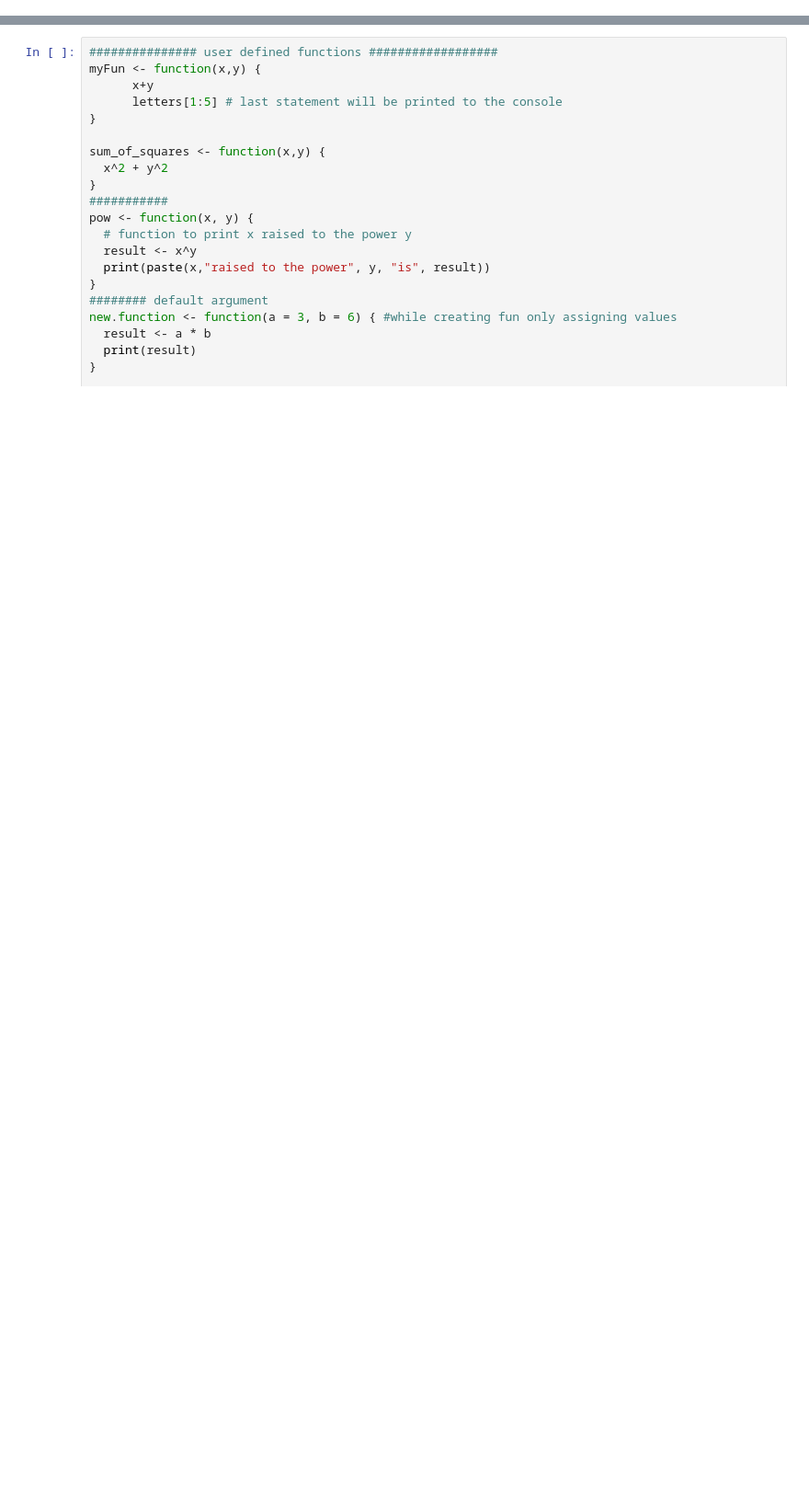
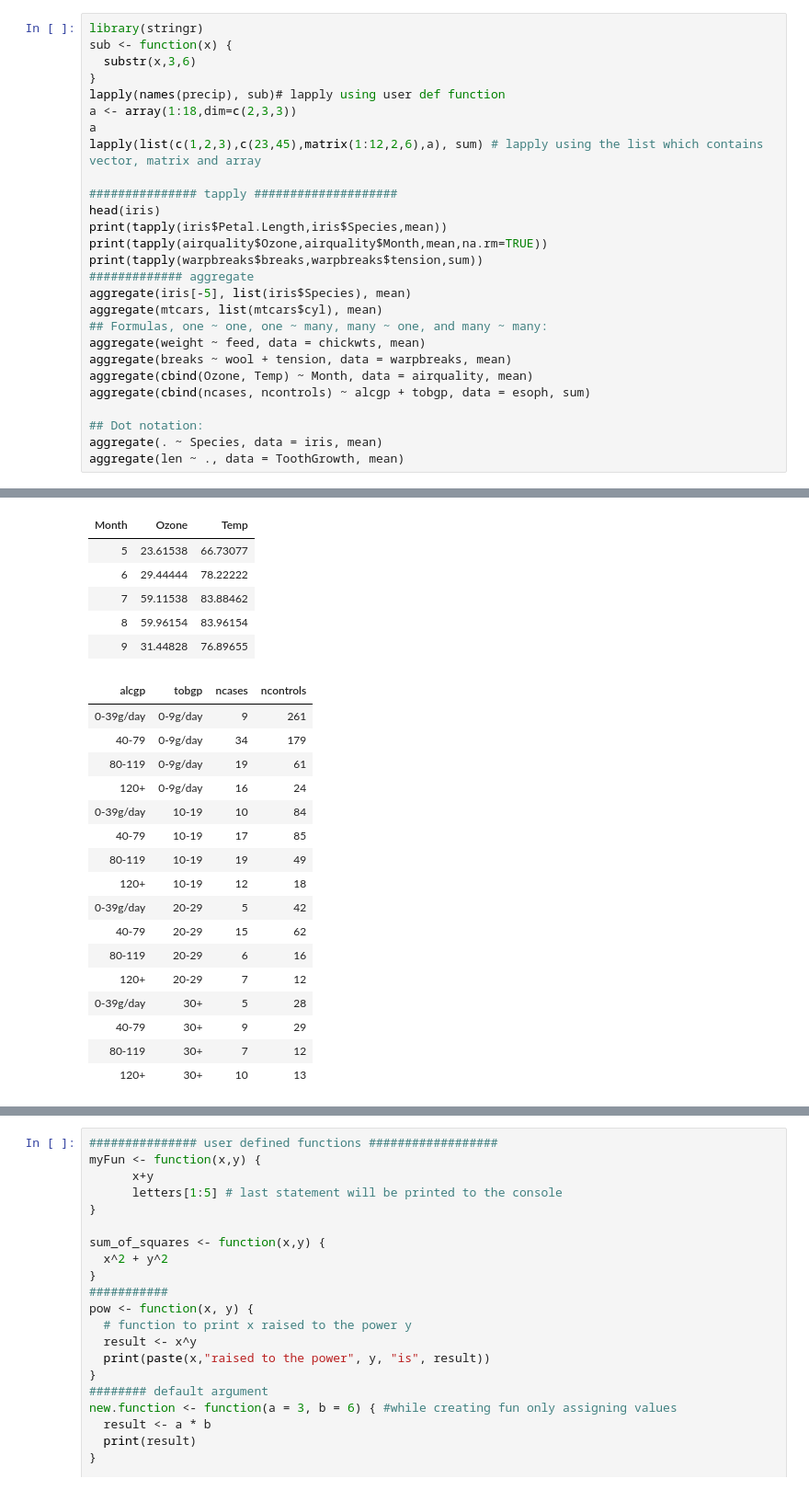
Before and after one commit to sumendar/AppliedStatsDSAIMLwithR-apr18, a Jupyter notebook: 03-FunctionsAndApplyFamily/script.ipynb, the cells around one changed output, grey strips where cells are left out. Shown: that part at 92% size. Cells and saved outputs as stored; diff of their text form; blank space fills up the shorter version.

```diff
--- a/03-FunctionsAndApplyFamily/script.ipynb
+++ b/03-FunctionsAndApplyFamily/script.ipynb
@@ -0,0 +1,28 @@
+# %%
+library(stringr)
+sub <- function(x) {
+  substr(x,3,6)
+}
+lapply(names(precip), sub)# lapply using user def function
+a <- array(1:18,dim=c(2,3,3))
+a
+lapply(list(c(1,2,3),c(23,45),matrix(1:12,2,6),a), sum) # lapply using the list which contains vector, matrix and array
+
+############### tapply ####################
+head(iris)
+print(tapply(iris$Petal.Length,iris$Species,mean))
+print(tapply(airquality$Ozone,airquality$Month,mean,na.rm=TRUE))
+print(tapply(warpbreaks$breaks,warpbreaks$tension,sum))
+############# aggregate
+aggregate(iris[-5], list(iris$Species), mean)
+aggregate(mtcars, list(mtcars$cyl), mean)
+## Formulas, one ~ one, one ~ many, many ~ one, and many ~ many:
+aggregate(weight ~ feed, data = chickwts, mean)
+aggregate(breaks ~ wool + tension, data = warpbreaks, mean)
+aggregate(cbind(Ozone, Temp) ~ Month, data = airquality, mean)
+aggregate(cbind(ncases, ncontrols) ~ alcgp + tobgp, data = esoph, sum)
+
+## Dot notation:
+aggregate(. ~ Species, data = iris, mean)
+aggregate(len ~ ., data = ToothGrowth, mean)
+# %% [output]
@@ -0,0 +109,23 @@
+| Month | Ozone | Temp |
+| 5 | 23.61538 | 66.73077 |
+| 6 | 29.44444 | 78.22222 |
+| 7 | 59.11538 | 83.88462 |
+| 8 | 59.96154 | 83.96154 |
+| 9 | 31.44828 | 76.89655 |
+| alcgp | tobgp | ncases | ncontrols |
+| 0-39g/day | 0-9g/day | 9 | 261 |
+| 40-79 | 0-9g/day | 34 | 179 |
+| 80-119 | 0-9g/day | 19 | 61 |
+| 120+ | 0-9g/day | 16 | 24 |
+| 0-39g/day | 10-19 | 10 | 84 |
+| 40-79 | 10-19 | 17 | 85 |
+| 80-119 | 10-19 | 19 | 49 |
+| 120+ | 10-19 | 12 | 18 |
+| 0-39g/day | 20-29 | 5 | 42 |
+| 40-79 | 20-29 | 15 | 62 |
+| 80-119 | 20-29 | 6 | 16 |
+| 120+ | 20-29 | 7 | 12 |
+| 0-39g/day | 30+ | 5 | 28 |
+| 40-79 | 30+ | 9 | 29 |
+| 80-119 | 30+ | 7 | 12 |
+| 120+ | 30+ | 10 | 13 |
```
Also changed, not shown: parts of 1 cell of this notebook.
